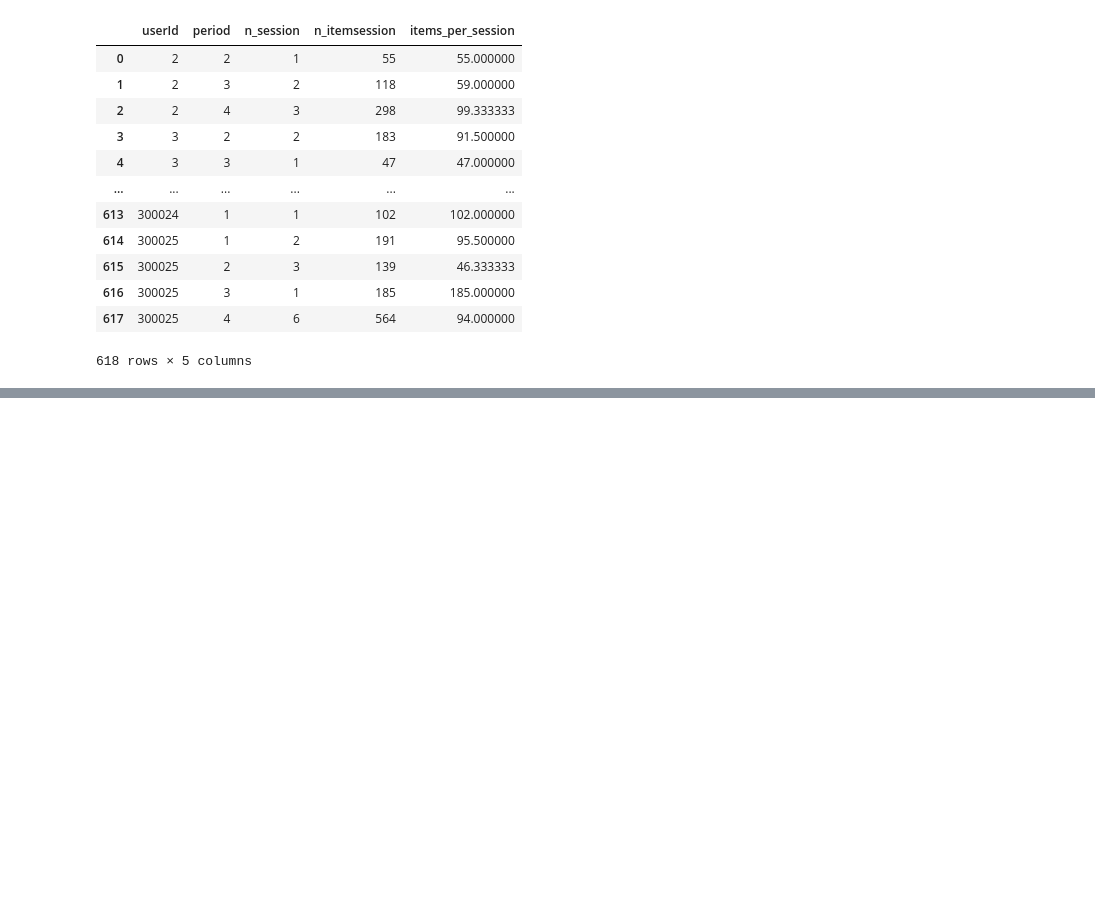
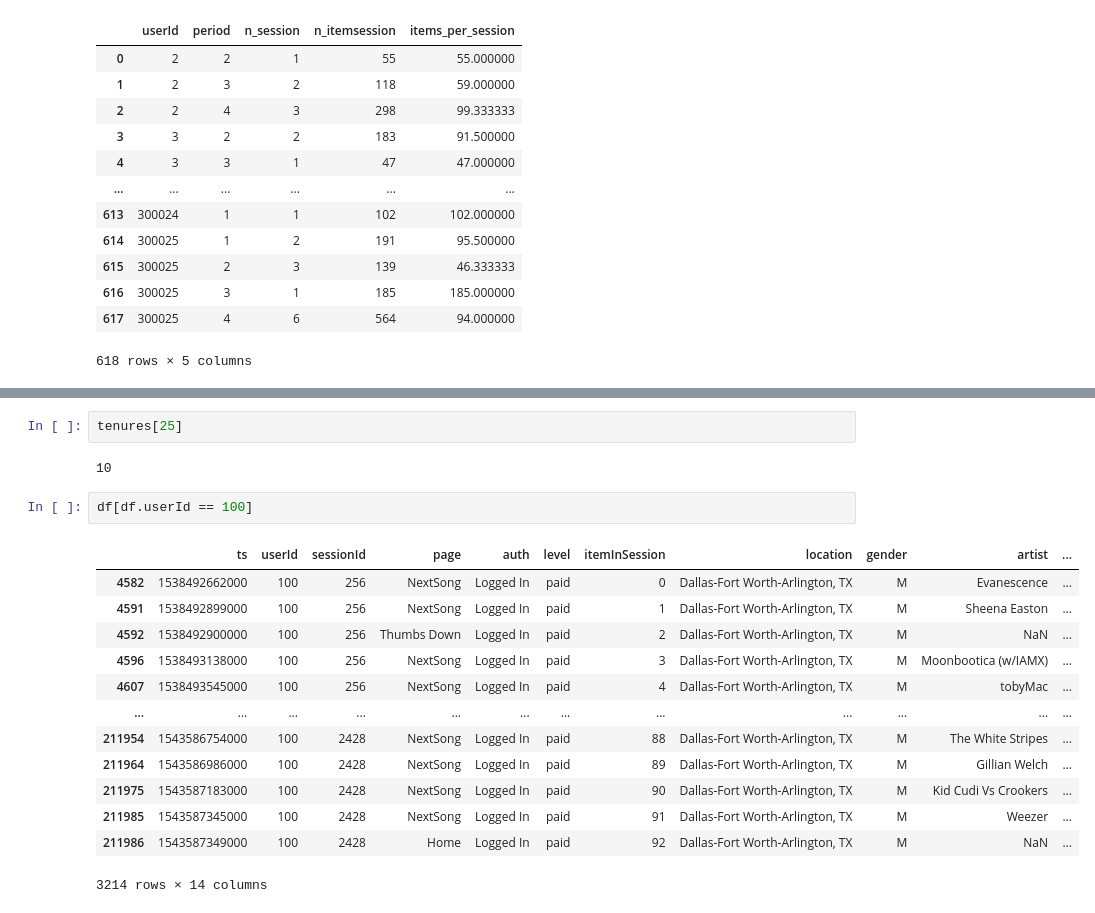
Before and after one commit to gilzero/project_churn_spark, a Jupyter notebook: sparkify.ipynb, the cells around one changed output, grey strips where cells are left out. Cells and saved outputs as stored; diff of their text form; blank space fills up the shorter version.

```diff
--- a/sparkify.ipynb
+++ b/sparkify.ipynb
@@ -876,0 +920,20 @@ df_p[(df_p.userId==2) & df_p.period.isin([0])]
+# %%
+tenures[25]
+# %% [output]
+10
+# %%
+df[df.userId == 100]
+# %% [output]
+|  | ts | userId | sessionId | page | auth | level | itemInSession | location | gender | artist | ... |
+| 4582 | 1538492662000 | 100 | 256 | NextSong | Logged In | paid | 0 | Dallas-Fort Worth-Arlington, TX | M | Evanescence | ... |
+| 4591 | 1538492899000 | 100 | 256 | NextSong | Logged In | paid | 1 | Dallas-Fort Worth-Arlington, TX | M | Sheena Easton | ... |
+| 4592 | 1538492900000 | 100 | 256 | Thumbs Down | Logged In | paid | 2 | Dallas-Fort Worth-Arlington, TX | M | NaN | ... |
+| 4596 | 1538493138000 | 100 | 256 | NextSong | Logged In | paid | 3 | Dallas-Fort Worth-Arlington, TX | M | Moonbootica (w/IAMX) | ... |
+| 4607 | 1538493545000 | 100 | 256 | NextSong | Logged In | paid | 4 | Dallas-Fort Worth-Arlington, TX | M | tobyMac | ... |
+| ... | ... | ... | ... | ... | ... | ... | ... | ... | ... | ... | ... |
+| 211954 | 1543586754000 | 100 | 2428 | NextSong | Logged In | paid | 88 | Dallas-Fort Worth-Arlington, TX | M | The White Stripes | ... |
+| 211964 | 1543586986000 | 100 | 2428 | NextSong | Logged In | paid | 89 | Dallas-Fort Worth-Arlington, TX | M | Gillian Welch | ... |
+| 211975 | 1543587183000 | 100 | 2428 | NextSong | Logged In | paid | 90 | Dallas-Fort Worth-Arlington, TX | M | Kid Cudi Vs Crookers | ... |
+| 211985 | 1543587345000 | 100 | 2428 | NextSong | Logged In | paid | 91 | Dallas-Fort Worth-Arlington, TX | M | Weezer | ... |
+| 211986 | 1543587349000 | 100 | 2428 | Home | Logged In | paid | 92 | Dallas-Fort Worth-Arlington, TX | M | NaN | ... |
+3214 rows × 14 columns
```
Also changed, not shown: parts of 84 cells of this notebook.
